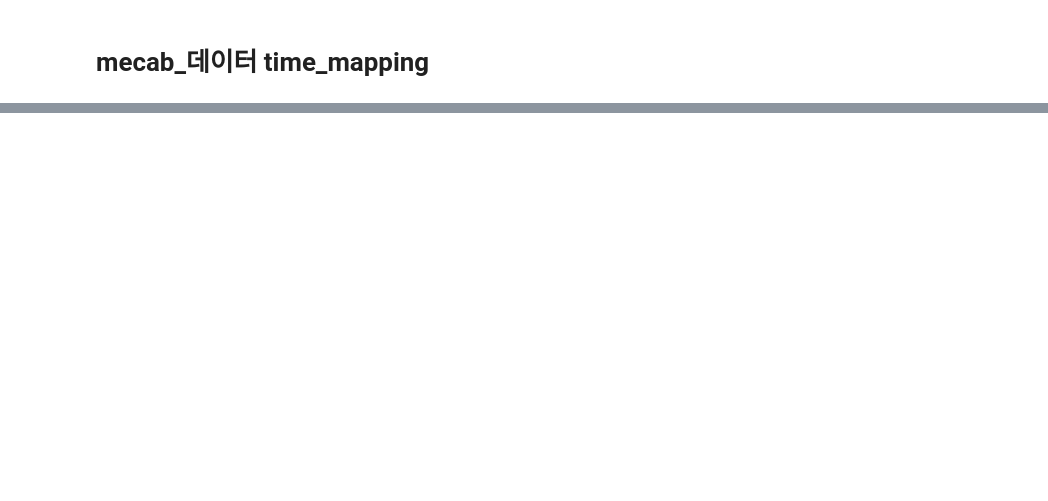
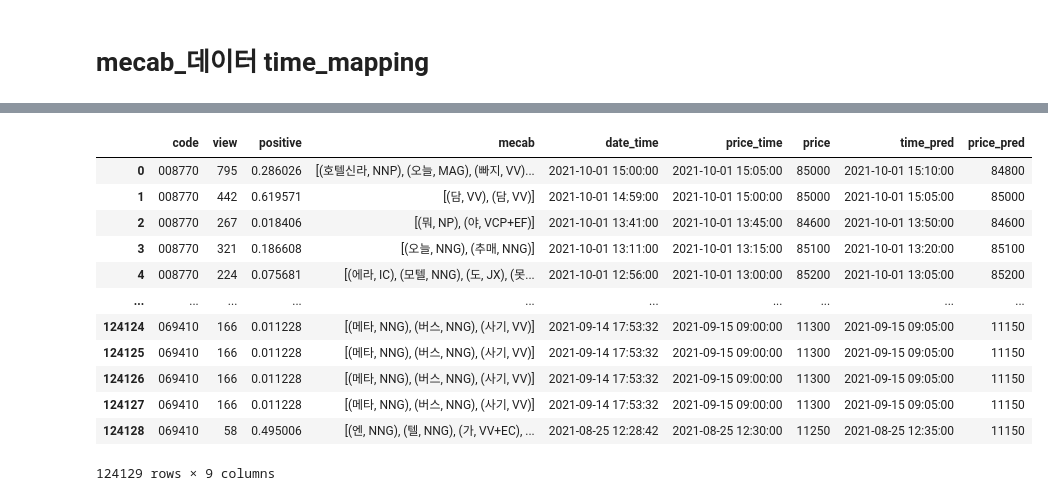
Before and after one commit to jayleenym/AYOA, a Jupyter notebook: 감성사전/감성사전만들기.ipynb, the cells around one changed output, grey strips where cells are left out. Drawn from its saved outputs; the diff is of its cells as text; code cells hidden in the pictures; blank space fills up the shorter version.

```diff
--- a/감성사전/감성사전만들기.ipynb
+++ b/감성사전/감성사전만들기.ipynb
@@ -211,0 +295,10 @@ STOCK_PRICE.to_pickle('./STOCK_PRICE.pkl')
+# %%
+DATA['time_map'] = 0 # 기본 0
+TIME_MAPPING[85] = (datetime.datetime(1, 1, 1, 16, 0), ) # for loop
+
+for i in tqdm(range(len(DATA))):
+    for k in range(1,85):
+        if DATA.date[i].time() >= TIME_MAPPING[k][0].time() and DATA.date[i].time() < TIME_MAPPING[k+1][0].time():
+            DATA.loc[i, 'time_map'] = k
+            break
+        # else: DATA.loc[i, 'time_map'] = 0
@@ -211,0 +412,24 @@ STOCK_PRICE.to_pickle('./STOCK_PRICE.pkl')
+# %%
+DATA = DATA.drop(columns = ['date', 'time_map']).merge(STOCK_PRICE.drop(columns = ['date', 'time_map', 'time']).rename(columns = {"date_time": "price_time"}), on = ['code', 'price_time'])
+
+# time_pred = 예측할 가격 시간 (15:10), price_pred = 예측할 가격 >  change : price & price_prd pct_change()
+DATA['time_pred'] = DATA.price_time + datetime.timedelta(minutes = 5)
+DATA = DATA.merge(STOCK_PRICE[['code', 'date_time', 'price']].rename(columns = {"date_time": 'time_pred'}),
+        on = ['code', 'time_pred']).rename(columns = {'price_x' : 'price', 'price_y': 'price_pred'})
+
+
+DATA
+# %% [output]
+|  | code | view | positive | mecab | date_time | price_time | price | time_pred | price_pred |
+| 0 | 008770 | 795 | 0.286026 | [(호텔신라, NNP), (오늘, MAG), (빠지, VV)... | 2021-10-01 15:00:00 | 2021-10-01 15:05:00 | 85000 | 2021-10-01 15:10:00 | 84800 |
+| 1 | 008770 | 442 | 0.619571 | [(담, VV), (담, VV)] | 2021-10-01 14:59:00 | 2021-10-01 15:00:00 | 85000 | 2021-10-01 15:05:00 | 85000 |
+| 2 | 008770 | 267 | 0.018406 | [(뭐, NP), (야, VCP+EF)] | 2021-10-01 13:41:00 | 2021-10-01 13:45:00 | 84600 | 2021-10-01 13:50:00 | 84600 |
+| 3 | 008770 | 321 | 0.186608 | [(오늘, NNG), (추매, NNG)] | 2021-10-01 13:11:00 | 2021-10-01 13:15:00 | 85100 | 2021-10-01 13:20:00 | 85100 |
+| 4 | 008770 | 224 | 0.075681 | [(에라, IC), (모텔, NNG), (도, JX), (못... | 2021-10-01 12:56:00 | 2021-10-01 13:00:00 | 85200 | 2021-10-01 13:05:00 | 85200 |
+| ... | ... | ... | ... | ... | ... | ... | ... | ... | ... |
+| 124124 | 069410 | 166 | 0.011228 | [(메타, NNG), (버스, NNG), (사기, VV)] | 2021-09-14 17:53:32 | 2021-09-15 09:00:00 | 11300 | 2021-09-15 09:05:00 | 11150 |
+| 124125 | 069410 | 166 | 0.011228 | [(메타, NNG), (버스, NNG), (사기, VV)] | 2021-09-14 17:53:32 | 2021-09-15 09:00:00 | 11300 | 2021-09-15 09:05:00 | 11150 |
+| 124126 | 069410 | 166 | 0.011228 | [(메타, NNG), (버스, NNG), (사기, VV)] | 2021-09-14 17:53:32 | 2021-09-15 09:00:00 | 11300 | 2021-09-15 09:05:00 | 11150 |
+| 124127 | 069410 | 166 | 0.011228 | [(메타, NNG), (버스, NNG), (사기, VV)] | 2021-09-14 17:53:32 | 2021-09-15 09:00:00 | 11300 | 2021-09-15 09:05:00 | 11150 |
+| 124128 | 069410 | 58 | 0.495006 | [(엔, NNG), (텔, NNG), (가, VV+EC), ... | 2021-08-25 12:28:42 | 2021-08-25 12:30:00 | 11250 | 2021-08-25 12:35:00 | 11150 |
+124129 rows × 9 columns
```
Also changed, not shown: parts of 46 cells of this notebook, 6 other files.
